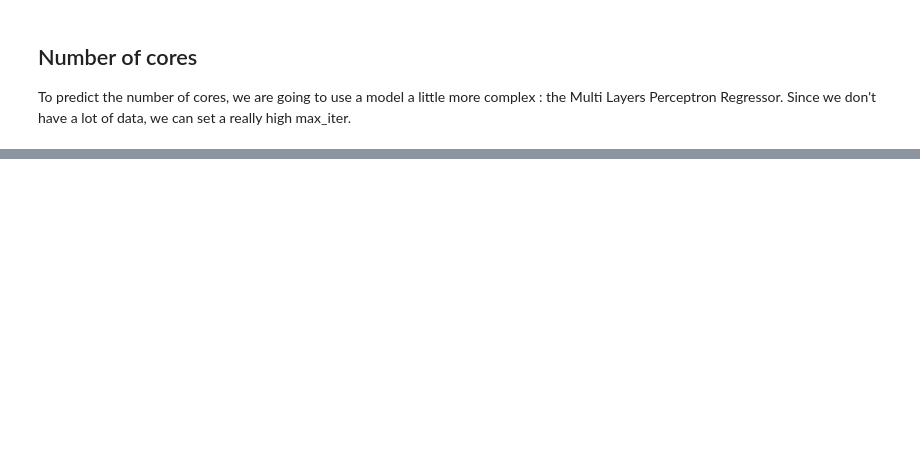
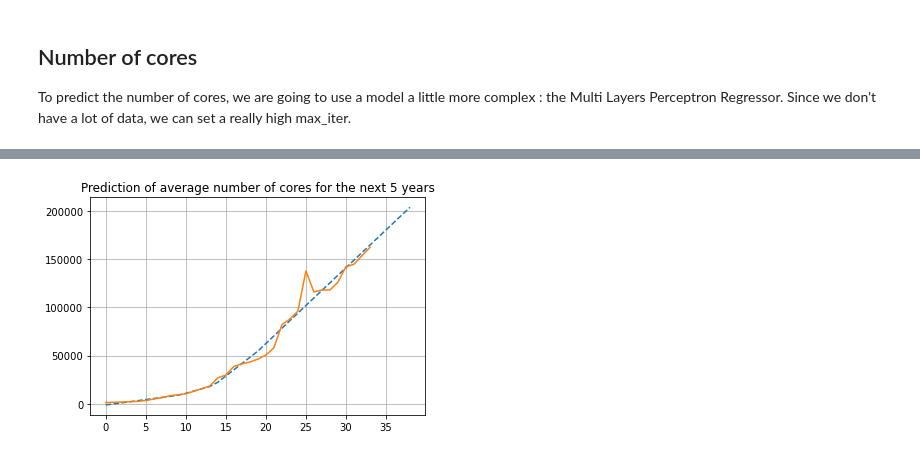
Before and after one commit to Aympab/TOP500-predictions-sklearn, a Jupyter notebook: report.ipynb, the cells around one changed output, grey strips where cells are left out. Saved outputs shown, nothing was run; the diff lists cells and outputs as text; code cells hidden in the pictures; blank space fills up the shorter version.

```diff
--- a/report.ipynb
+++ b/report.ipynb
@@ -194,15 +186,16 @@ X = np.array([np.arange(_DS_SIZE-1)]).reshape(-1, 1)
 
 y = np.array(n_cores[2][:-1]) #[2] represents the mean value
 
-regr = MLPRegressor(hidden_layer_sizes=(50,),
+ncore_MLPregr = MLPRegressor(hidden_layer_sizes=(50,),
                     max_iter=100000, #big max_iter because we can
                     learning_rate='adaptive', verbose=0)
-regr.fit(X, y)
+ncore_MLPregr.fit(X, y)
 
-print("Real last value : ", n_cores[2][-1])
-print("Model's estimation : ", regr.predict(np.array([_DS_SIZE]).reshape(-1,1)))
+print("Number of cores real last value : ", n_cores[2][-1])
+mlp_prediction = ncore_MLPregr.predict(np.array([_DS_SIZE]).reshape(-1,1))
+print("Model's estimation : ", mlp_prediction)
 
 #Prediction of the 5 next values
 lags = np.array([_DS_SIZE, _DS_SIZE+1, _DS_SIZE+2, _DS_SIZE+3, _DS_SIZE+4]).reshape(-1, 1)
-regr.predict(lags)
+ncores_prediction = ncore_MLPregr.predict(lags)
 # %% [output]
@@ -289,0 +297,8 @@ plt.plot(proc_speed[2])
+# %%
+ncores_prediction = ncore_MLPregr.predict(lags)
+plt.plot(ncores_prediction, '--')
+plt.plot(n_cores[2])
+plt.title("Prediction of average number of cores for the next 5 years")
+plt.grid()
+# %% [output]
+[figure, added]
```
Also changed, not shown: parts of 17 cells of this notebook.
